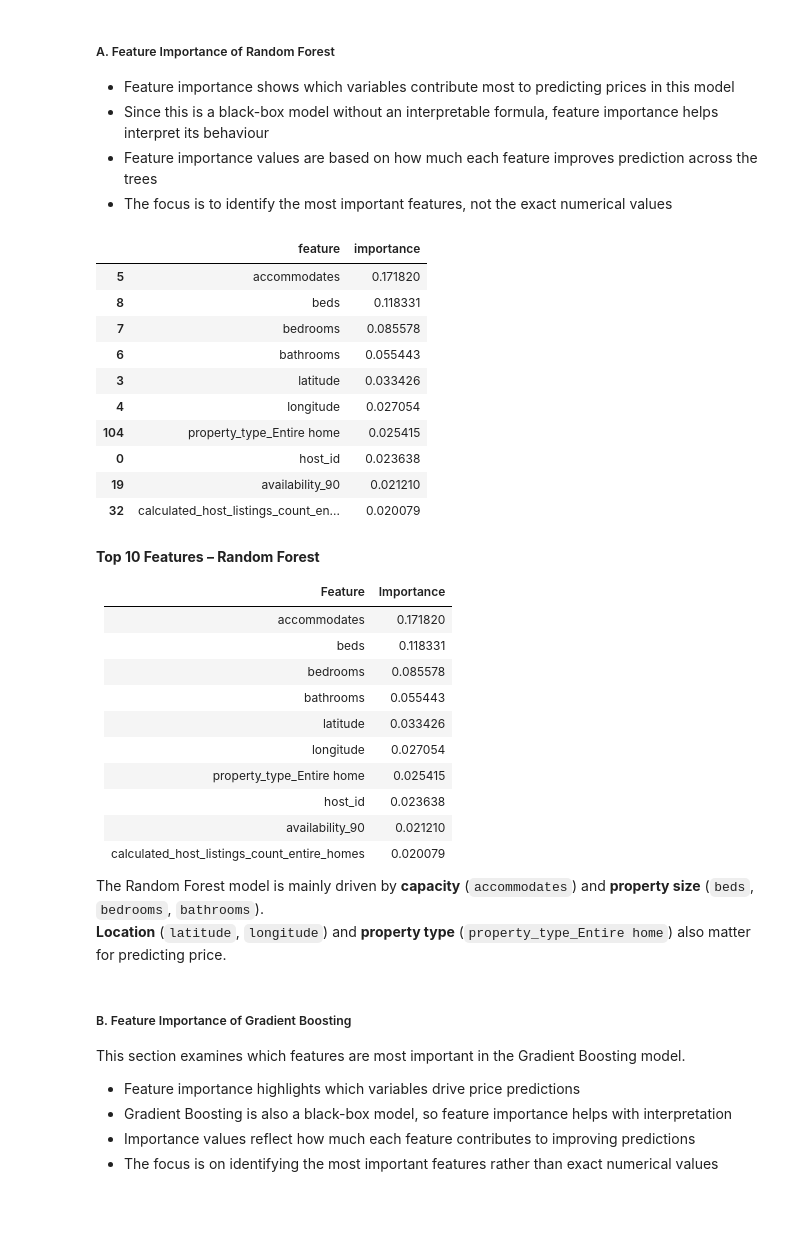
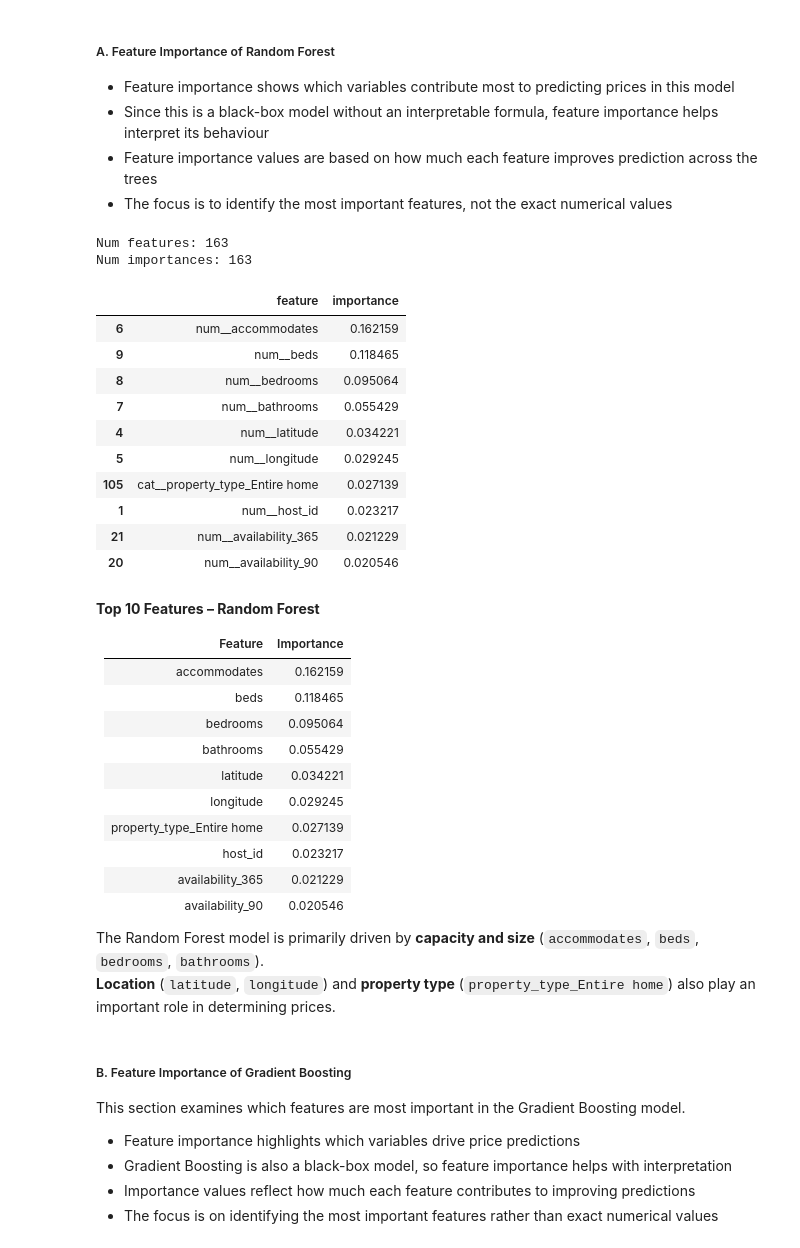
Before and after one commit to zarizachow/Data-Analysis-3, a Jupyter notebook: Assignment-1/chowdhury_zariza_assignment_1_code.ipynb, the cells around one changed output. Drawn from its saved outputs; the diff is of its cells as text; code cells hidden in the pictures; blank space fills up the shorter version.

Commit message:
Checked reproducibility, final corrections to README.md

```diff
--- a/Assignment-1/chowdhury_zariza_assignment_1_code.ipynb
+++ b/Assignment-1/chowdhury_zariza_assignment_1_code.ipynb
@@ -711,68 +745,61 @@ In this dataset, OLS provides a strong and efficient baseline, while tree-based
 # %%
 # Random Forest Feature Importance
 
-# Get fitted Random Forest model
+
+# Get fitted estimator and preprocessor
 rf_estimator = rf_model.named_steps["model"]
-
-# Get feature names after preprocessing
 preprocessor = rf_model.named_steps["preprocessor"]
 
-# Numeric feature names
-num_features = preprocessor.named_transformers_["num"].feature_names_in_
-
-# Categorical feature names (after one-hot encoding)
-cat_ohe = preprocessor.named_transformers_["cat"].named_steps["onehot"]
-cat_features = cat_ohe.get_feature_names_out(
-    preprocessor.named_transformers_["cat"].feature_names_in_
-)
-
-# Combine all feature names
-feature_names = np.concatenate([num_features, cat_features])
+# Get feature names exactly as the preprocessor outputs them
+feature_names = preprocessor.get_feature_names_out()
 
 # Extract feature importances
 importances = rf_estimator.feature_importances_
 
+# Sanity check (must match)
+print("Num features:", len(feature_names))
+print("Num importances:", len(importances))
+
 # Create importance table
 rf_importance_df = (
-    pd.DataFrame({
-        "feature": feature_names,
-        "importance": importances
-    })
+    pd.DataFrame({"feature": feature_names, "importance": importances})
     .sort_values("importance", ascending=False)
 )
 
 # Show top 10 features
 rf_importance_df.head(10)
 # %% [output]
+Num features: 163
+Num importances: 163
 |  | feature | importance |
-| 5 | accommodates | 0.171820 |
-| 8 | beds | 0.118331 |
-| 7 | bedrooms | 0.085578 |
-| 6 | bathrooms | 0.055443 |
-| 3 | latitude | 0.033426 |
-| 4 | longitude | 0.027054 |
-| 104 | property_type_Entire home | 0.025415 |
-| 0 | host_id | 0.023638 |
-| 19 | availability_90 | 0.021210 |
-| 32 | calculated_host_listings_count_en... | 0.020079 |
+| 6 | num__accommodates | 0.162159 |
+| 9 | num__beds | 0.118465 |
+| 8 | num__bedrooms | 0.095064 |
+| 7 | num__bathrooms | 0.055429 |
+| 4 | num__latitude | 0.034221 |
+| 5 | num__longitude | 0.029245 |
+| 105 | cat__property_type_Entire home | 0.027139 |
+| 1 | num__host_id | 0.023217 |
+| 21 | num__availability_365 | 0.021229 |
+| 20 | num__availability_90 | 0.020546 |
 # %% [markdown]
 **Top 10 Features – Random Forest**
 
-| Feature                          | Importance |
-|----------------------------------|------------|
-| accommodates                      | 0.171820   |
-| beds                              | 0.118331   |
-| bedrooms                          | 0.085578   |
-| bathrooms                         | 0.055443   |
-| latitude                          | 0.033426   |
-| longitude                         | 0.027054   |
-| property_type_Entire home         | 0.025415   |
-| host_id                           | 0.023638   |
-| availability_90                   | 0.021210   |
-| calculated_host_listings_count_entire_homes | 0.020079   |
+| Feature                    | Importance |
+|----------------------------|------------|
+| accommodates               | 0.162159   |
+| beds                       | 0.118465   |
+| bedrooms                   | 0.095064   |
+| bathrooms                  | 0.055429   |
+| latitude                   | 0.034221   |
+| longitude                  | 0.029245   |
+| property_type_Entire home  | 0.027139   |
+| host_id                    | 0.023217   |
+| availability_365           | 0.021229   |
+| availability_90            | 0.020546   |
 
-The Random Forest model is mainly driven by **capacity** (`accommodates`) and **property size** (`beds`, `bedrooms`, `bathrooms`).
-**Location** (`latitude`, `longitude`) and **property type** (`property_type_Entire home`) also matter for predicting price.
+The Random Forest model is primarily driven by **capacity and size** (`accommodates`, `beds`, `bedrooms`, `bathrooms`).
+**Location** (`latitude`, `longitude`) and **property type** (`property_type_Entire home`) also play an important role in determining prices.
 # %% [markdown]
 ##### B. Feature Importance of Gradient Boosting
 
```
Also changed, not shown: parts of 32 cells of this notebook, 7 other files.
